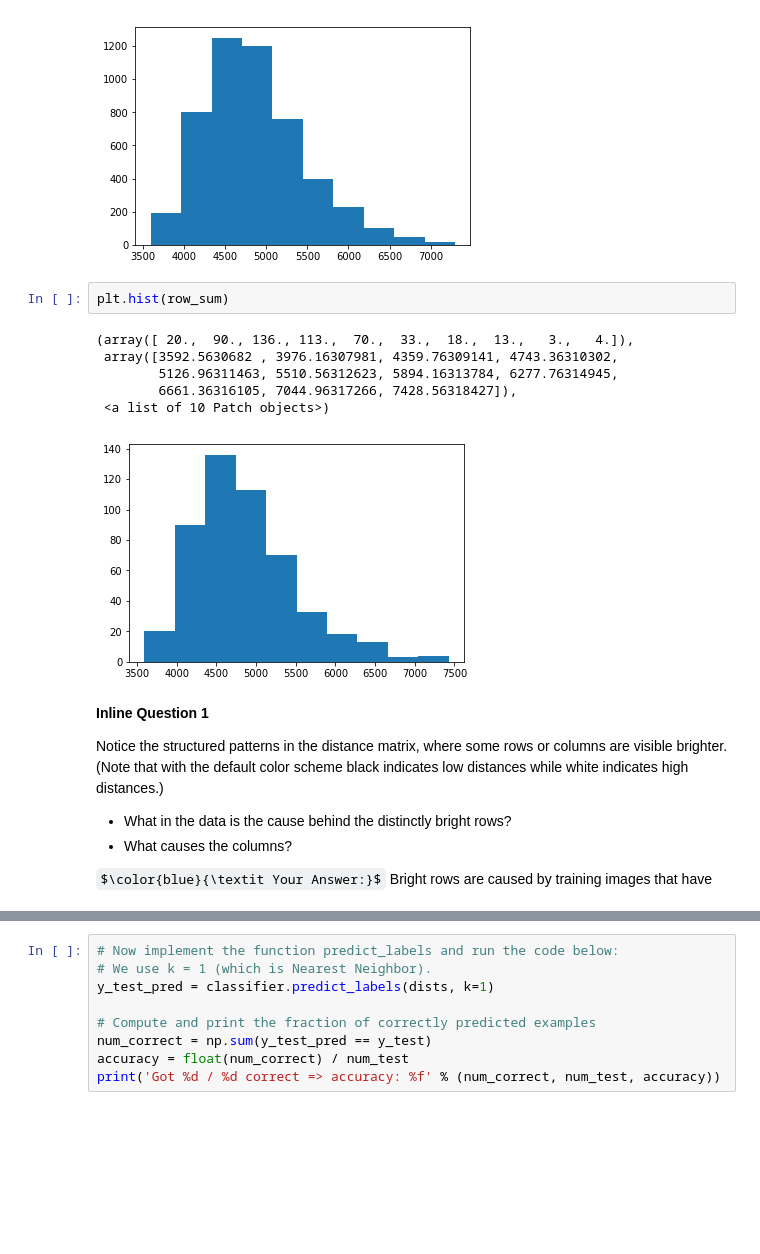
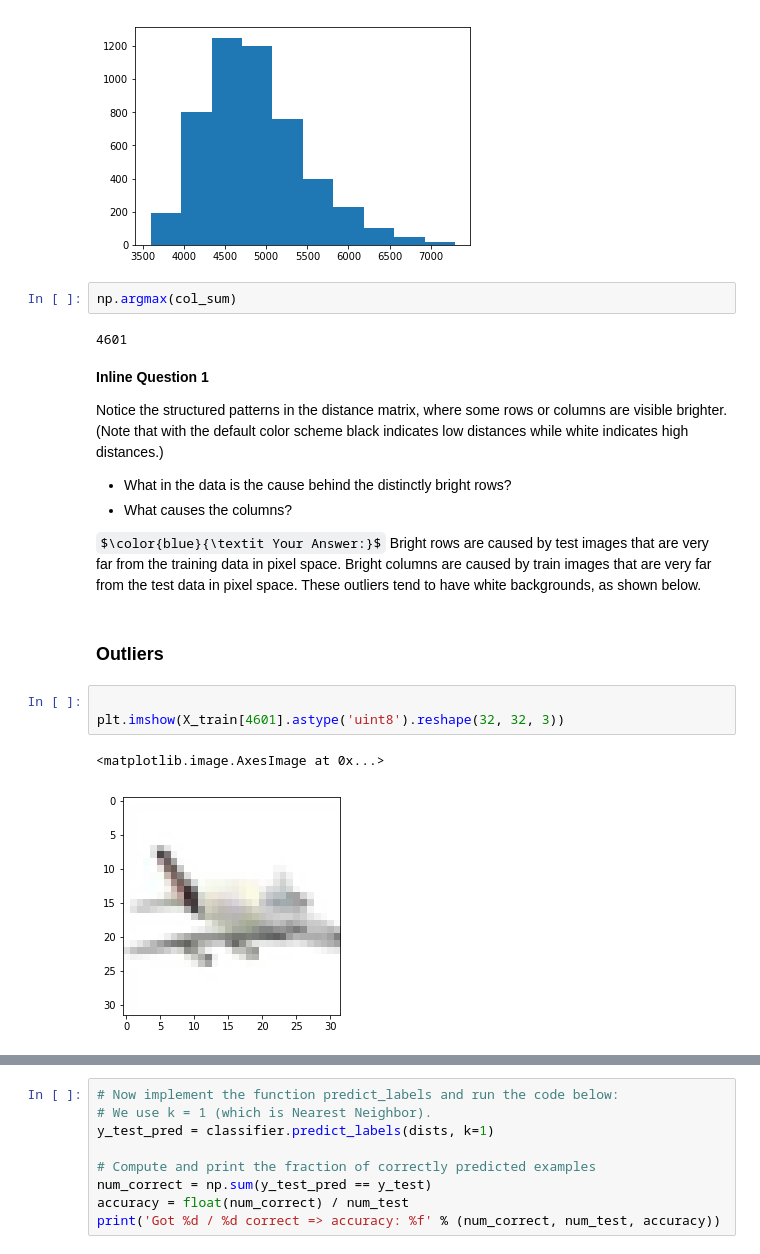
Before and after one commit to sshleifer/cs231_assignment1, a Jupyter notebook: knn.ipynb, the cells around one changed output, grey strips where cells are left out. Cells and saved outputs as stored; diff of their text form; some formulas as TeX source; blank space fills up the shorter version.

Commit message:
update answers

```diff
--- a/knn.ipynb
+++ b/knn.ipynb
@@ -148,15 +148,10 @@ plt.hist(col_sum)
         6555.98103633, 6926.07054859, 7296.16006085]),
  <a list of 10 Patch objects>)
 [figure]
-# %%
-plt.hist(row_sum)
-# %% [output]
-(array([ 20.,  90., 136., 113.,  70.,  33.,  18.,  13.,   3.,   4.]),
- array([3592.5630682 , 3976.16307981, 4359.76309141, 4743.36310302,
-        5126.96311463, 5510.56312623, 5894.16313784, 6277.76314945,
-        6661.36316105, 7044.96317266, 7428.56318427]),
- <a list of 10 Patch objects>)
-[figure, removed]
+# %%
+np.argmax(col_sum)
+# %% [output]
+4601
 # %% [markdown]
 **Inline Question 1**
 
@@ -166,4 +161,12 @@ Notice the structured patterns in the distance matrix, where some rows or column
 - What causes the columns?
 
 
-$\color{blue}{\textit Your Answer:}$ Bright rows are caused by training images that have
+$\color{blue}{\textit Your Answer:}$ Bright rows are caused by test images that are very far from the training data in pixel space. Bright columns are caused by train images that are very far from the test data in pixel space. These outliers tend to have white backgrounds, as shown below.
+# %% [markdown]
+### Outliers
+# %%
+
+plt.imshow(X_train[4601].astype('uint8').reshape(32, 32, 3))
+# %% [output]
+<matplotlib.image.AxesImage at 0x...>
+[figure, added]
```
Also changed, not shown: parts of 20 cells of this notebook.
